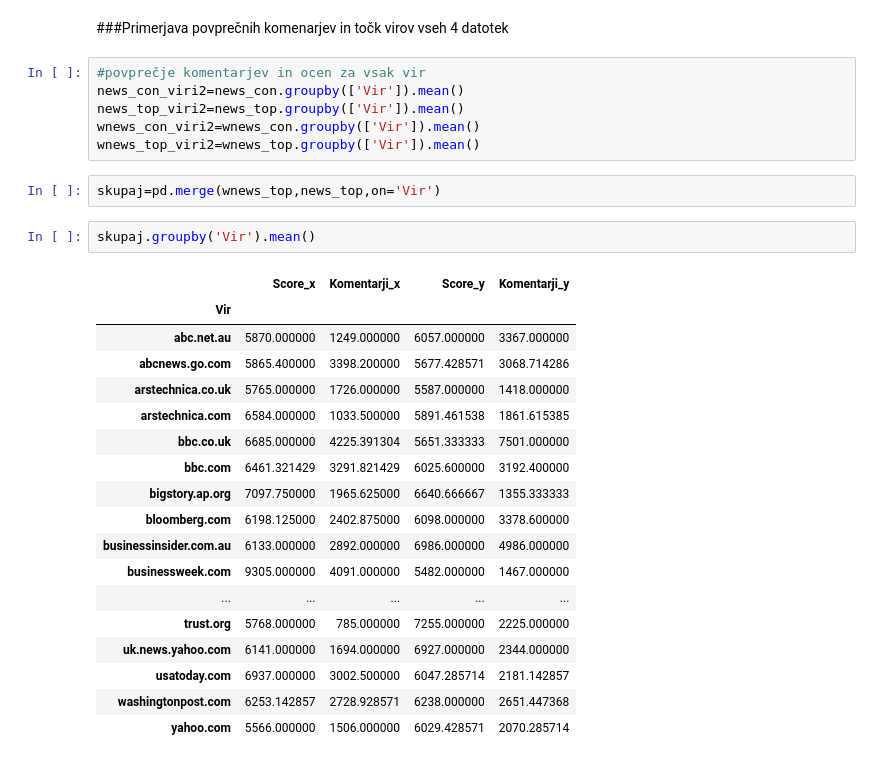
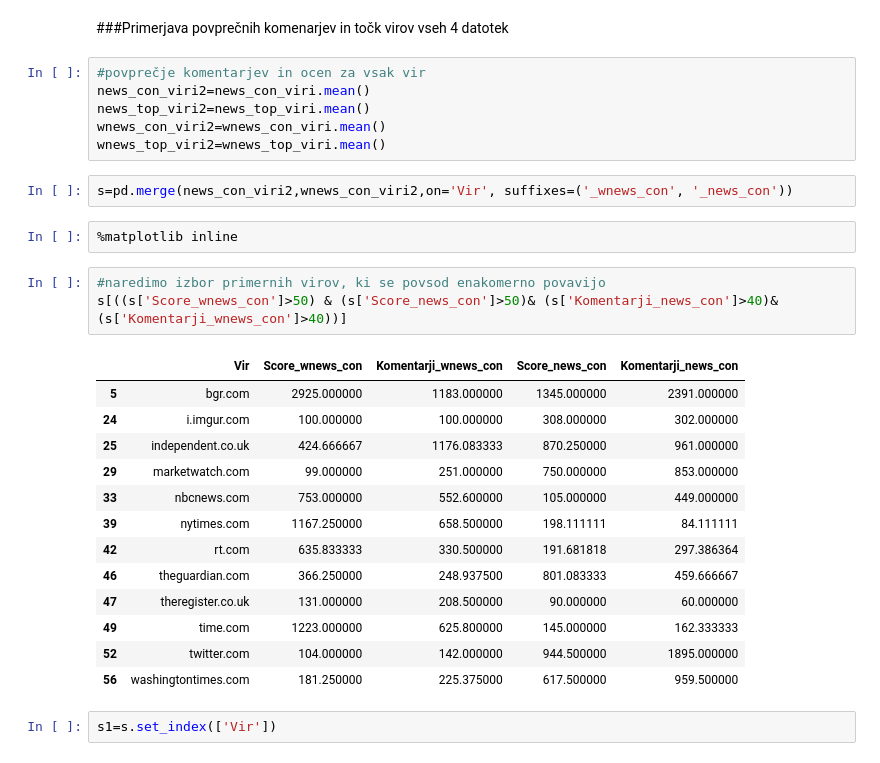
Before and after one commit to julijatominc/novice-Reddit, a Jupyter notebook: Analiza_novic.ipynb, the cells around one changed output. Saved outputs shown, nothing was run; the diff lists cells and outputs as text.

```diff
--- a/Analiza_novic.ipynb
+++ b/Analiza_novic.ipynb
@@ -121,30 +172,30 @@ news_con_viri.mean().sort_values(by='Komentarji',ascending=False).head(n=10)
 ###Primerjava povprečnih komenarjev in točk virov vseh 4 datotek
 # %%
 #povprečje komentarjev in ocen za vsak vir
-news_con_viri2=news_con.groupby(['Vir']).mean()
-news_top_viri2=news_top.groupby(['Vir']).mean()
-wnews_con_viri2=wnews_con.groupby(['Vir']).mean()
-wnews_top_viri2=wnews_top.groupby(['Vir']).mean()
+news_con_viri2=news_con_viri.mean()
+news_top_viri2=news_top_viri.mean()
+wnews_con_viri2=wnews_con_viri.mean()
+wnews_top_viri2=wnews_top_viri.mean()
 # %%
-skupaj=pd.merge(wnews_top,news_top,on='Vir')
+s=pd.merge(news_con_viri2,wnews_con_viri2,on='Vir', suffixes=('_wnews_con', '_news_con'))
-# %%
-skupaj.groupby('Vir').mean()
-# %% [output]
-|  | Score_x | Komentarji_x | Score_y | Komentarji_y |
-| Vir |  |  |  |  |
-| abc.net.au | 5870.000000 | 1249.000000 | 6057.000000 | 3367.000000 |
-| abcnews.go.com | 5865.400000 | 3398.200000 | 5677.428571 | 3068.714286 |
-| arstechnica.co.uk | 5765.000000 | 1726.000000 | 5587.000000 | 1418.000000 |
-| arstechnica.com | 6584.000000 | 1033.500000 | 5891.461538 | 1861.615385 |
-| bbc.co.uk | 6685.000000 | 4225.391304 | 5651.333333 | 7501.000000 |
-| bbc.com | 6461.321429 | 3291.821429 | 6025.600000 | 3192.400000 |
-| bigstory.ap.org | 7097.750000 | 1965.625000 | 6640.666667 | 1355.333333 |
-| bloomberg.com | 6198.125000 | 2402.875000 | 6098.000000 | 3378.600000 |
-| businessinsider.com.au | 6133.000000 | 2892.000000 | 6986.000000 | 4986.000000 |
-| businessweek.com | 9305.000000 | 4091.000000 | 5482.000000 | 1467.000000 |
-| ... | ... | ... | ... | ... |
-| trust.org | 5768.000000 | 785.000000 | 7255.000000 | 2225.000000 |
-| uk.news.yahoo.com | 6141.000000 | 1694.000000 | 6927.000000 | 2344.000000 |
-| usatoday.com | 6937.000000 | 3002.500000 | 6047.285714 | 2181.142857 |
-| washingtonpost.com | 6253.142857 | 2728.928571 | 6238.000000 | 2651.447368 |
-| yahoo.com | 5566.000000 | 1506.000000 | 6029.428571 | 2070.285714 |
+# %%
+%matplotlib inline
+# %%
+#naredimo izbor primernih virov, ki se povsod enakomerno povavijo
+s[((s['Score_wnews_con']>50) & (s['Score_news_con']>50)& (s['Komentarji_news_con']>40)& (s['Komentarji_wnews_con']>40))]
+# %% [output]
+|  | Vir | Score_wnews_con | Komentarji_wnews_con | Score_news_con | Komentarji_news_con |
+| 5 | bgr.com | 2925.000000 | 1183.000000 | 1345.000000 | 2391.000000 |
+| 24 | i.imgur.com | 100.000000 | 100.000000 | 308.000000 | 302.000000 |
+| 25 | independent.co.uk | 424.666667 | 1176.083333 | 870.250000 | 961.000000 |
+| 29 | marketwatch.com | 99.000000 | 251.000000 | 750.000000 | 853.000000 |
+| 33 | nbcnews.com | 753.000000 | 552.600000 | 105.000000 | 449.000000 |
+| 39 | nytimes.com | 1167.250000 | 658.500000 | 198.111111 | 84.111111 |
+| 42 | rt.com | 635.833333 | 330.500000 | 191.681818 | 297.386364 |
+| 46 | theguardian.com | 366.250000 | 248.937500 | 801.083333 | 459.666667 |
+| 47 | theregister.co.uk | 131.000000 | 208.500000 | 90.000000 | 60.000000 |
+| 49 | time.com | 1223.000000 | 625.800000 | 145.000000 | 162.333333 |
+| 52 | twitter.com | 104.000000 | 142.000000 | 944.500000 | 1895.000000 |
+| 56 | washingtontimes.com | 181.250000 | 225.375000 | 617.500000 | 959.500000 |
+# %%
+s1=s.set_index(['Vir'])
```
Also changed, not shown: parts of 16 cells of this notebook.
